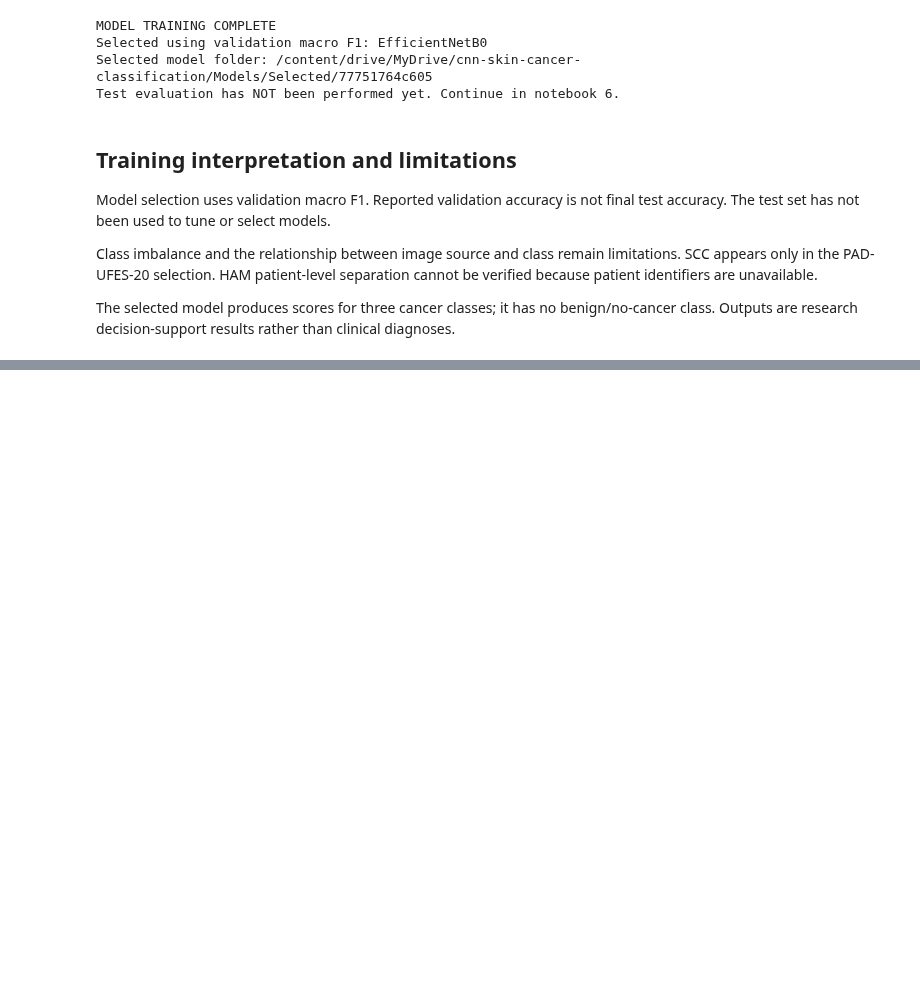
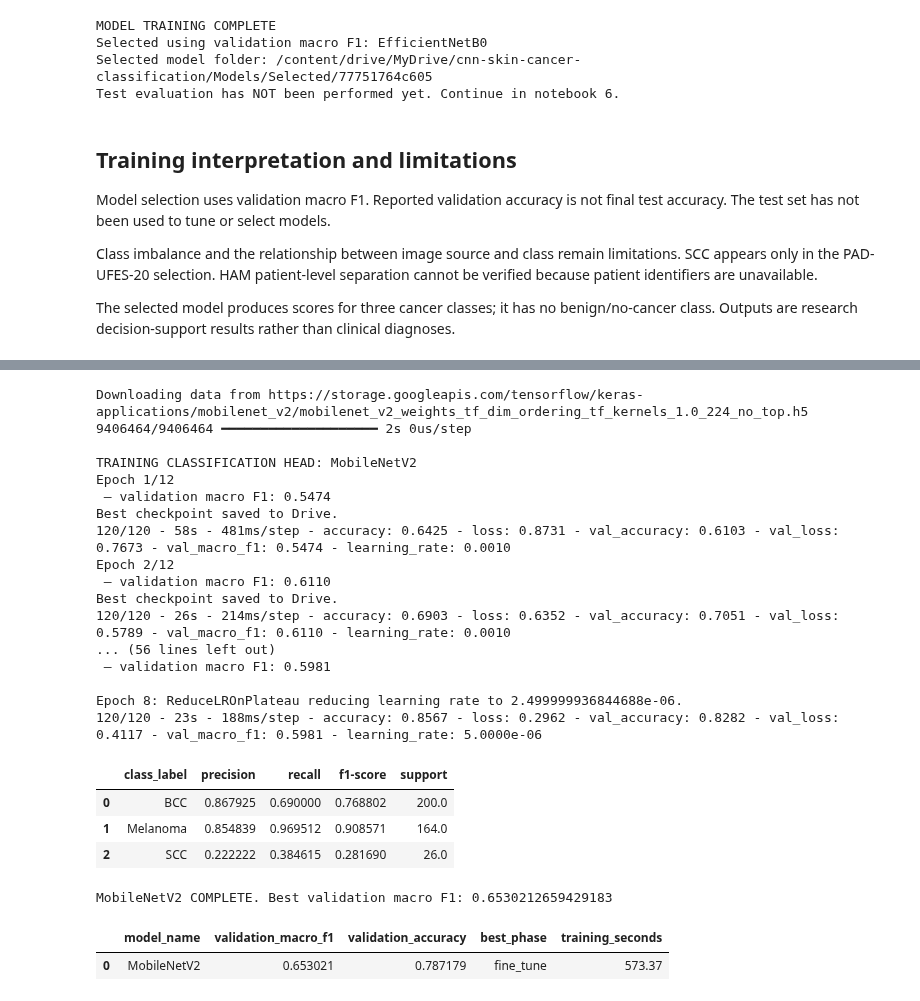
Before and after one commit to Chetalam/cnn-skin-cancer-classification, a Jupyter notebook: notebooks/05_model_training.ipynb, the cells around one changed output, grey strips where cells are left out. Cells and saved outputs as stored; diff of their text form; code cells hidden in the pictures; blank space fills up the shorter version.

```diff
--- a/notebooks/05_model_training.ipynb
+++ b/notebooks/05_model_training.ipynb
@@ -502,0 +710,31 @@ The selected model produces scores for three cancer classes; it has no benign/no
+# %%
+result = train_one_model('MobileNetV2')
+display(pd.DataFrame([result])[[
+    'model_name', 'validation_macro_f1', 'validation_accuracy',
+    'best_phase', 'training_seconds',
+]])
+# %% [output]
+Downloading data from https://storage.googleapis.com/tensorflow/keras-applications/mobilenet_v2/mobilenet_v2_weights_tf_dim_ordering_tf_kernels_1.0_224_no_top.h5
+9406464/9406464 ━━━━━━━━━━━━━━━━━━━━ 2s 0us/step
+
+TRAINING CLASSIFICATION HEAD: MobileNetV2
+Epoch 1/12
+ — validation macro F1: 0.5474
+Best checkpoint saved to Drive.
+120/120 - 58s - 481ms/step - accuracy: 0.6425 - loss: 0.8731 - val_accuracy: 0.6103 - val_loss: 0.7673 - val_macro_f1: 0.5474 - learning_rate: 0.0010
+Epoch 2/12
+ — validation macro F1: 0.6110
+Best checkpoint saved to Drive.
+120/120 - 26s - 214ms/step - accuracy: 0.6903 - loss: 0.6352 - val_accuracy: 0.7051 - val_loss: 0.5789 - val_macro_f1: 0.6110 - learning_rate: 0.0010
+... (56 lines left out)
+ — validation macro F1: 0.5981
+
+Epoch 8: ReduceLROnPlateau reducing learning rate to 2.499999936844688e-06.
+120/120 - 23s - 188ms/step - accuracy: 0.8567 - loss: 0.2962 - val_accuracy: 0.8282 - val_loss: 0.4117 - val_macro_f1: 0.5981 - learning_rate: 5.0000e-06
+|  | class_label | precision | recall | f1-score | support |
+| 0 | BCC | 0.867925 | 0.690000 | 0.768802 | 200.0 |
+| 1 | Melanoma | 0.854839 | 0.969512 | 0.908571 | 164.0 |
+| 2 | SCC | 0.222222 | 0.384615 | 0.281690 | 26.0 |
+MobileNetV2 COMPLETE. Best validation macro F1: 0.6530212659429183
+|  | model_name | validation_macro_f1 | validation_accuracy | best_phase | training_seconds |
+| 0 | MobileNetV2 | 0.653021 | 0.787179 | fine_tune | 573.37 |
```
Also changed, not shown: parts of 7 cells of this notebook.
